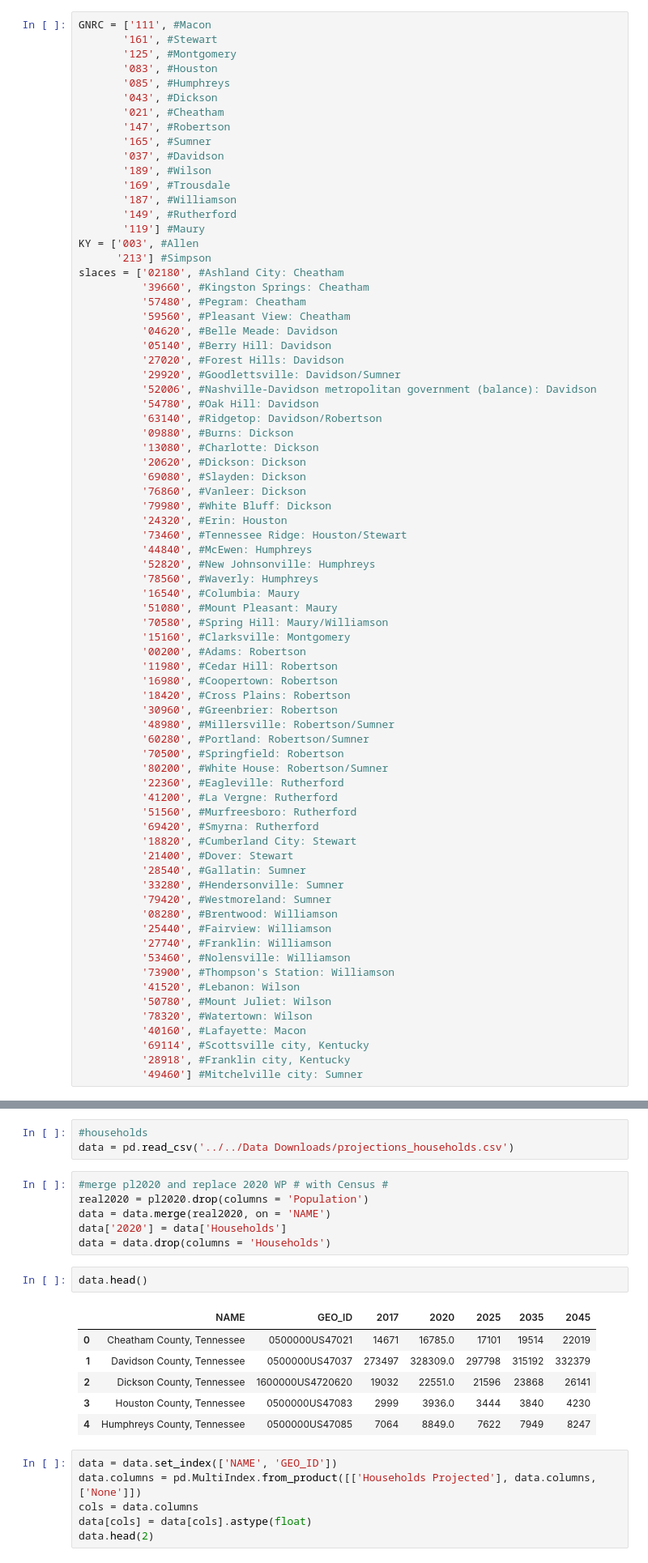
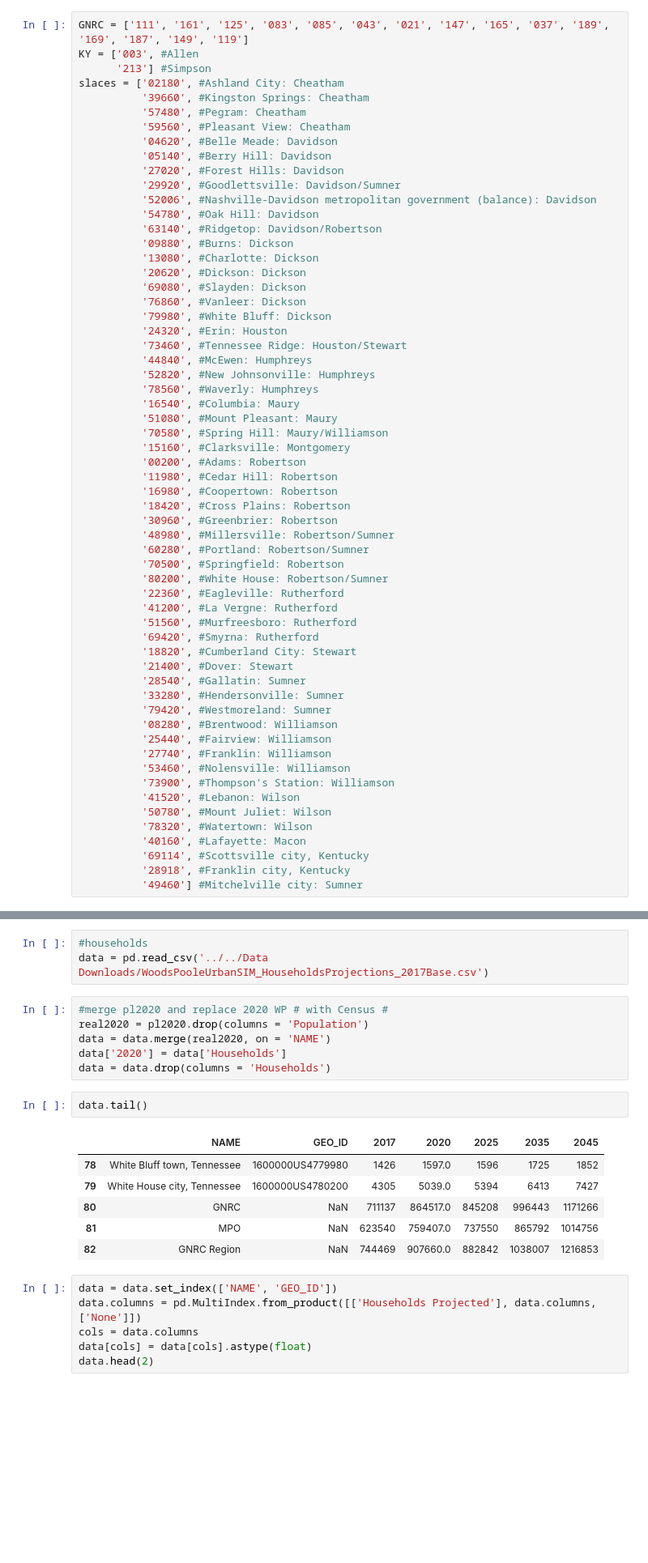
Before and after one commit to Greater-Nashville-Regional-Council/GNRC-Data-Integration, a Jupyter notebook: Notebooks/2. Data Download Formatting/Historical and Projected Population and Households.ipynb, the cells around one changed output, grey strips where cells are left out. Shown at 81% size. Cells and saved outputs as stored; diff of their text form; blank space fills up the shorter version.

```diff
--- a/Notebooks/2. Data Download Formatting/Historical and Projected Population and Households.ipynb
+++ b/Notebooks/2. Data Download Formatting/Historical and Projected Population and Households.ipynb
@@ -1,21 +1,7 @@
 # %% [markdown]
 ###### Imports and Settings
 # %%
-GNRC = ['111', #Macon
-       '161', #Stewart
-       '125', #Montgomery
-       '083', #Houston
-       '085', #Humphreys
-       '043', #Dickson
-       '021', #Cheatham
-       '147', #Robertson
-       '165', #Sumner
-       '037', #Davidson
-       '189', #Wilson
-       '169', #Trousdale
-       '187', #Williamson
-       '149', #Rutherford
-       '119'] #Maury
+GNRC = ['111', '161', '125', '083', '085', '043', '021', '147', '165', '037', '189', '169', '187', '149', '119']
 KY = ['003', #Allen
       '213'] #Simpson
 slaces = ['02180', #Ashland City: Cheatham
@@ -323,7 +333,7 @@ historicalt = historicalt.add_prefix('Population ')
 ### Households
 # %%
 #households
-data = pd.read_csv('../../Data Downloads/projections_households.csv')
+data = pd.read_csv('../../Data Downloads/WoodsPooleUrbanSIM_HouseholdsProjections_2017Base.csv')
 # %%
 #merge pl2020 and replace 2020 WP # with Census #
 real2020 = pl2020.drop(columns = 'Population')
@@ -331,14 +341,14 @@ data = data.merge(real2020, on = 'NAME')
 data['2020'] = data['Households']
 data = data.drop(columns = 'Households')
 # %%
-data.head()
+data.tail()
 # %% [output]
 |  | NAME | GEO_ID | 2017 | 2020 | 2025 | 2035 | 2045 |
-| 0 | Cheatham County, Tennessee | 0500000US47021 | 14671 | 16785.0 | 17101 | 19514 | 22019 |
-| 1 | Davidson County, Tennessee | 0500000US47037 | 273497 | 328309.0 | 297798 | 315192 | 332379 |
-| 2 | Dickson County, Tennessee | 1600000US4720620 | 19032 | 22551.0 | 21596 | 23868 | 26141 |
-| 3 | Houston County, Tennessee | 0500000US47083 | 2999 | 3936.0 | 3444 | 3840 | 4230 |
-| 4 | Humphreys County, Tennessee | 0500000US47085 | 7064 | 8849.0 | 7622 | 7949 | 8247 |
+| 78 | White Bluff town, Tennessee | 1600000US4779980 | 1426 | 1597.0 | 1596 | 1725 | 1852 |
+| 79 | White House city, Tennessee | 1600000US4780200 | 4305 | 5039.0 | 5394 | 6413 | 7427 |
+| 80 | GNRC | NaN | 711137 | 864517.0 | 845208 | 996443 | 1171266 |
+| 81 | MPO | NaN | 623540 | 759407.0 | 737550 | 865792 | 1014756 |
+| 82 | GNRC Region | NaN | 744469 | 907660.0 | 882842 | 1038007 | 1216853 |
 # %%
 data = data.set_index(['NAME', 'GEO_ID'])
 data.columns = pd.MultiIndex.from_product([['Households Projected'], data.columns, ['None']])
```
Also changed, not shown: parts of 11 cells of this notebook, 8 other files.
